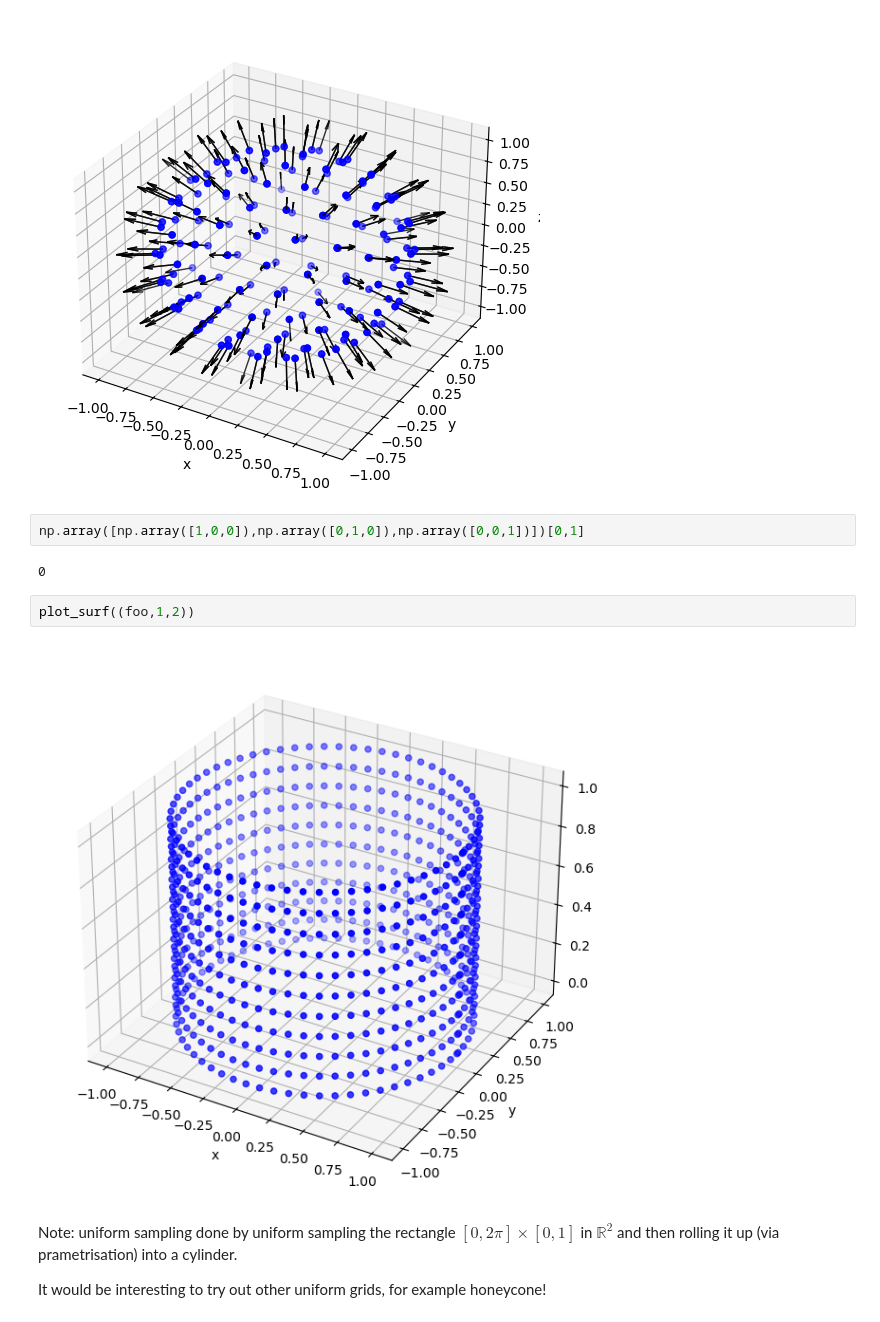
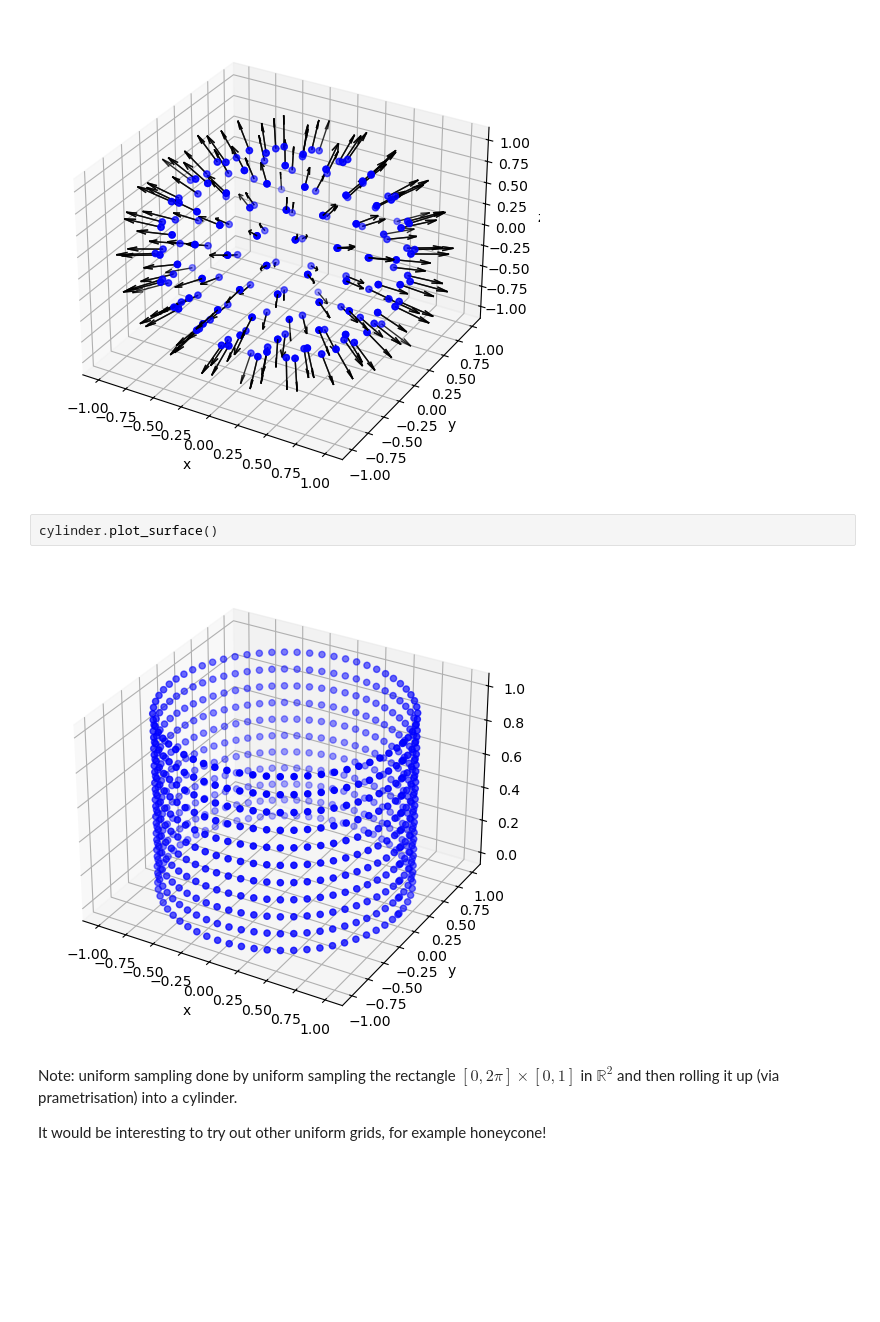
Before and after one commit to dHuberYoumans/maths, a Jupyter notebook: MeanCurvFlow/notebook/MeanCurvFlow.ipynb, the cells around one changed output. Drawn from its saved outputs; the diff is of its cells as text; blank space fills up the shorter version.

```diff
--- a/MeanCurvFlow/notebook/MeanCurvFlow.ipynb
+++ b/MeanCurvFlow/notebook/MeanCurvFlow.ipynb
@@ -265,14 +132,10 @@ cylinder = geomObj.Cylinder()
 icosphere.plot_normals(scale=0.3)
 # %% [output]
 [figure]
-# %%
-np.array([np.array([1,0,0]),np.array([0,1,0]),np.array([0,0,1])])[0,1]
-# %% [output]
-0
-# %%
-plot_surf((foo,1,2))
-# %% [output]
-[figure, removed]
+# %%
+cylinder.plot_surface()
+# %% [output]
+[figure, added]
 # %% [markdown]
 Note: uniform sampling done by uniform sampling the rectangle $[0,2\pi] \times [0,1] $ in $\mathbb{R}^2$ and then rolling it up (via prametrisation) into a cylinder.
 
```
Also changed, not shown: parts of 3 cells of this notebook.
